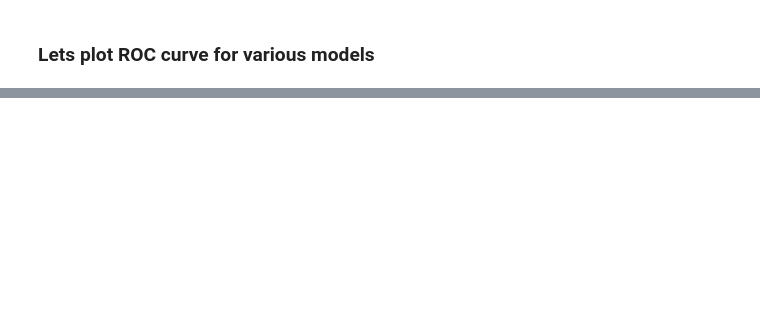
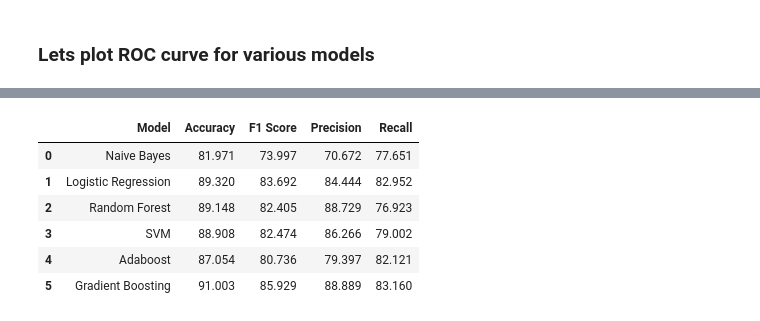
Before and after one commit to soniampub/Fake_News_Detection, a Jupyter notebook: ModelingUpdated.ipynb, the cells around one changed output, grey strips where cells are left out. Cells and saved outputs as stored; diff of their text form; code cells hidden in the pictures; blank space fills up the shorter version.

```diff
--- a/ModelingUpdated.ipynb
+++ b/ModelingUpdated.ipynb
@@ -195,7 +149,7 @@ svm = SVC(kernel = 'linear', probability = True, random_state = 0)
 svm.fit(X_train_tfidf, y_train)
 y_test_predict_svm = svm.predict(X_test_tfidf)
 # %%
-print_model_scores(y_test, y_test_predict_svm, "SVM")
+svm_scores = print_model_scores(y_test, y_test_predict_svm, "SVM")
 # %% [output]
 SVM accuracy and F1 score
 
@@ -215,7 +169,7 @@ ada = AdaBoostClassifier(algorithm = "SAMME.R", n_estimators = 50)
 ada.fit(X_train_tfidf, y_train)
 y_test_predict_ada = ada.predict(X_test_tfidf)
 # %%
-print_model_scores(y_test, y_test_predict_ada, "AdaBoost")
+ada_scores = print_model_scores(y_test, y_test_predict_ada, "AdaBoost")
 # %% [output]
 AdaBoost accuracy and F1 score
 
@@ -276,0 +256,22 @@ plt.show()
+# %%
+# Model Performance
+column_names = ['Model', 'Accuracy', 'F1 Score', 'Precision', 'Recall']
+data = [
+        ['Naive Bayes'] + nb_scores,
+        ['Logistic Regression'] + lr_scores,
+        ['Random Forest'] + rf_scores,
+        ['SVM'] + svm_scores,
+        ['Adaboost'] + ada_scores,
+        ['Gradient Boosting'] + gb_scores
+       ]
+
+model_perform = pd.DataFrame.from_records(data, columns=column_names)
+model_perform
+# %% [output]
+|  | Model | Accuracy | F1 Score | Precision | Recall |
+| 0 | Naive Bayes | 81.971 | 73.997 | 70.672 | 77.651 |
+| 1 | Logistic Regression | 89.320 | 83.692 | 84.444 | 82.952 |
+| 2 | Random Forest | 89.148 | 82.405 | 88.729 | 76.923 |
+| 3 | SVM | 88.908 | 82.474 | 86.266 | 79.002 |
+| 4 | Adaboost | 87.054 | 80.736 | 79.397 | 82.121 |
+| 5 | Gradient Boosting | 91.003 | 85.929 | 88.889 | 83.160 |
```
Also changed, not shown: parts of 23 cells of this notebook.
